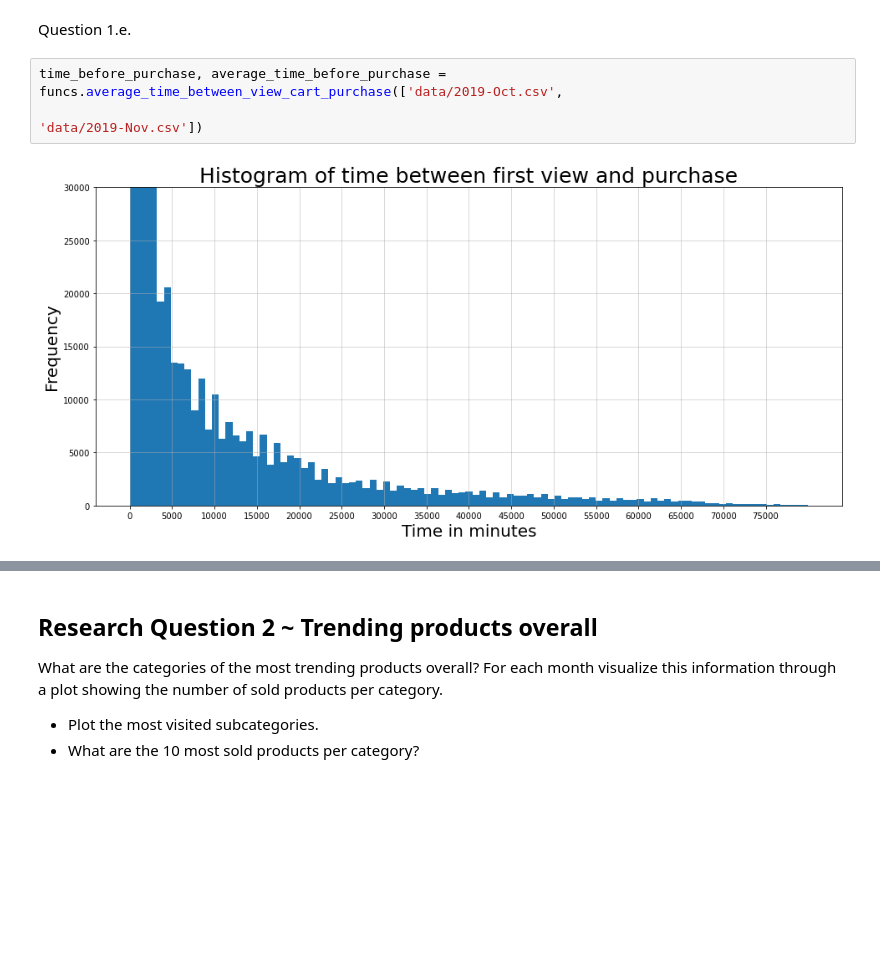
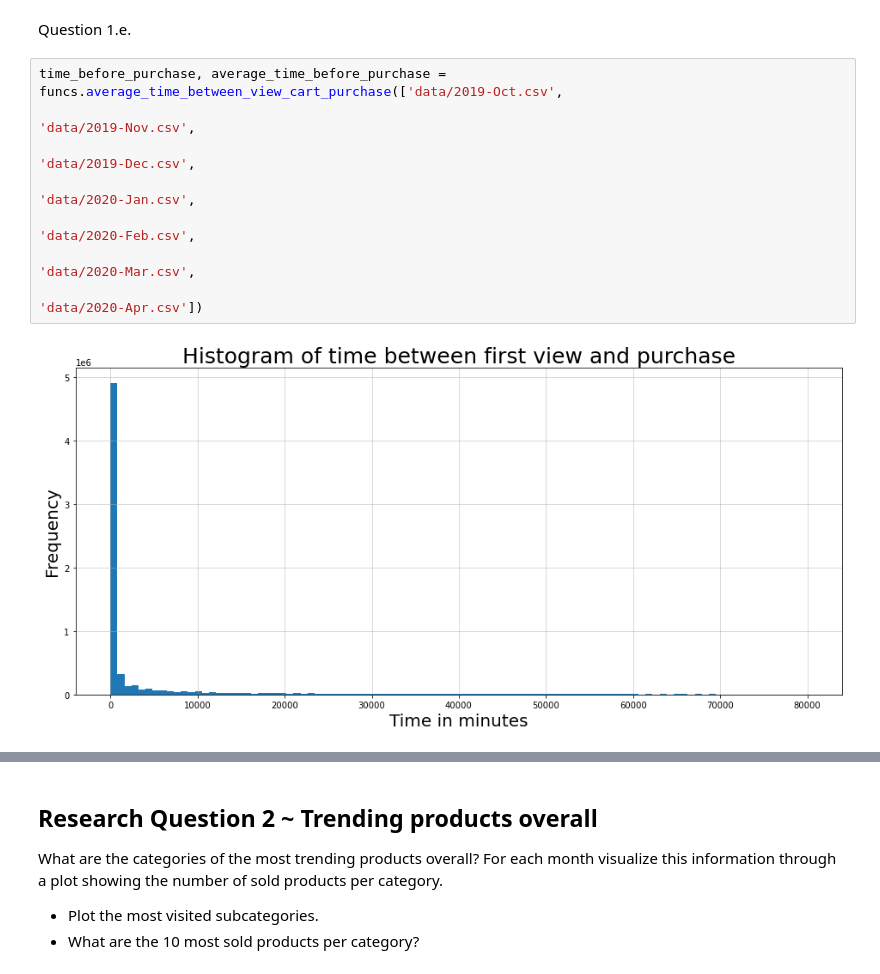
Before and after one commit to ADM-Homework-2/Homework_2, a Jupyter notebook: Main.ipynb, the cells around one changed output, grey strips where cells are left out. Drawn from its saved outputs; the diff is of its cells as text; blank space fills up the shorter version.

Commit message:
Run question 1 over all bonus data sets

```diff
--- a/Main.ipynb
+++ b/Main.ipynb
@@ -95,9 +111,14 @@ Question 1.d.
 Question 1.e.
 # %%
 time_before_purchase, average_time_before_purchase = funcs.average_time_between_view_cart_purchase(['data/2019-Oct.csv',
-                                                                                                    'data/2019-Nov.csv'])
+                                                                                                    'data/2019-Nov.csv',
+                                                                                                    'data/2019-Dec.csv',
+                                                                                                    'data/2020-Jan.csv',
+                                                                                                    'data/2020-Feb.csv',
+                                                                                                    'data/2020-Mar.csv',
+                                                                                                    'data/2020-Apr.csv'])
 # %% [output]
-[figure, old version]
+[figure, new version]
 # %%
 print(average_time_before_purchase)
 # %% [output]
```
Also changed, not shown: parts of 7 cells of this notebook, 1 other file.
